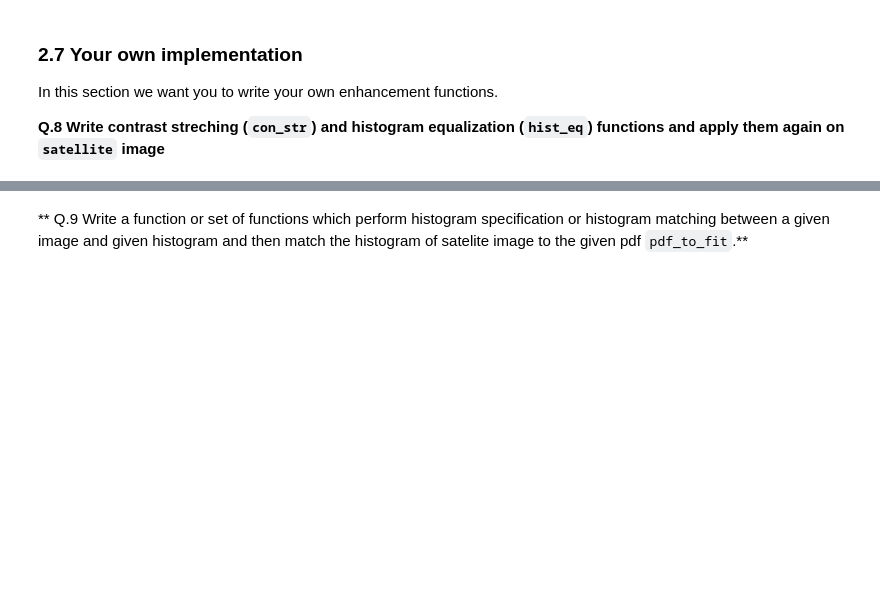
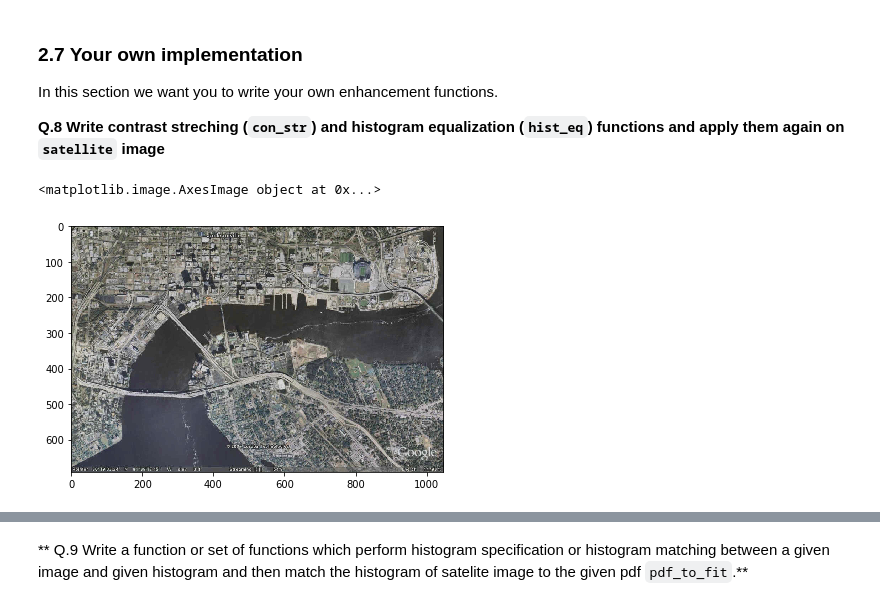
Before and after one commit to amjadkhan9686/B31XB-IIP-TP-1718, a Jupyter notebook: 2-image-enhancement/2-enhancement.ipynb, the cells around one changed output, grey strips where cells are left out. Saved outputs shown, nothing was run; the diff lists cells and outputs as text; code cells hidden in the pictures; blank space fills up the shorter version.

```diff
--- a/2-image-enhancement/2-enhancement.ipynb
+++ b/2-image-enhancement/2-enhancement.ipynb
@@ -294,4 +292,32 @@ ax1.plot(cent_exp,exp_bins)
 In this section we want you to write your own enhancement functions.
 
 **Q.8 Write contrast streching (`con_str`) and histogram equalization (`hist_eq`) functions and apply them again on `satellite` image**
+# %%
+from skimage import img_as_ubyte
+#Function for Contrast Strectching "con_str"
+def con_str(img, max_img, min_img):
+    for i in range(len(img)):
+        for j in range(len(img[i])):
+            img[i][j] = (img[i][j]-min_img)/(max_img-min_img)
+    return img;
+
+
+
+img_path = './images/'
+img_name = 'satellite.jpg'
+sat_im = io.imread(img_path.__add__(img_name))
+sat_float_im = img_as_float(sat_im)
+
+
+
+#maximum and minimum intensity values
+max_sat_im = sat_float_im.max()
+min_sat_img = sat_float_im.min()
+
+#calling "con_str" function
+enhanced_im = con_str(sat_float_im, max_sat_im, min_sat_img)
+io.imshow(enhanced_im, cmap = cm.Greys_r)
+# %% [output]
+<matplotlib.image.AxesImage object at 0x...>
+[figure, added]
 # %%
```
Also changed, not shown: parts of 3 cells of this notebook.
